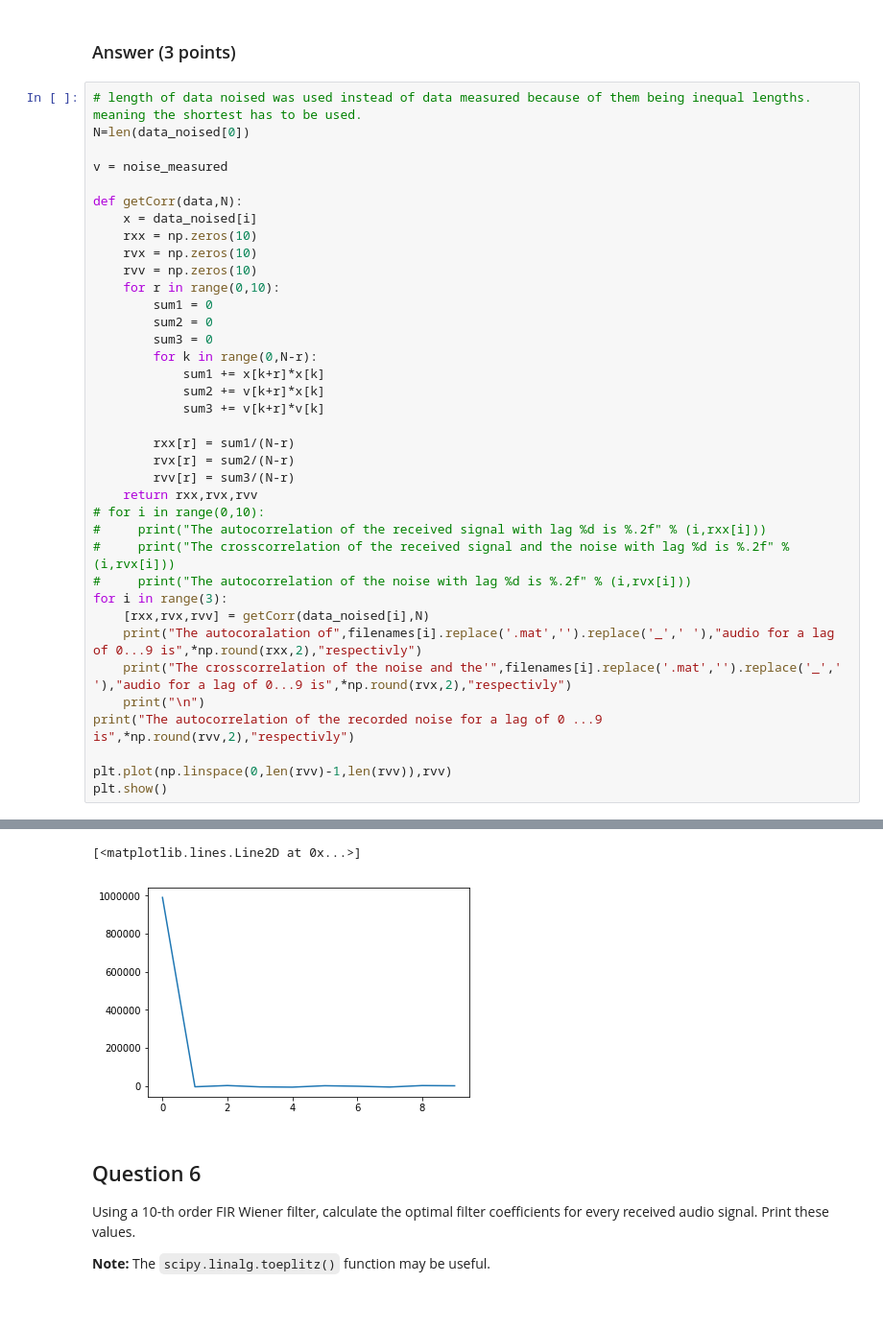
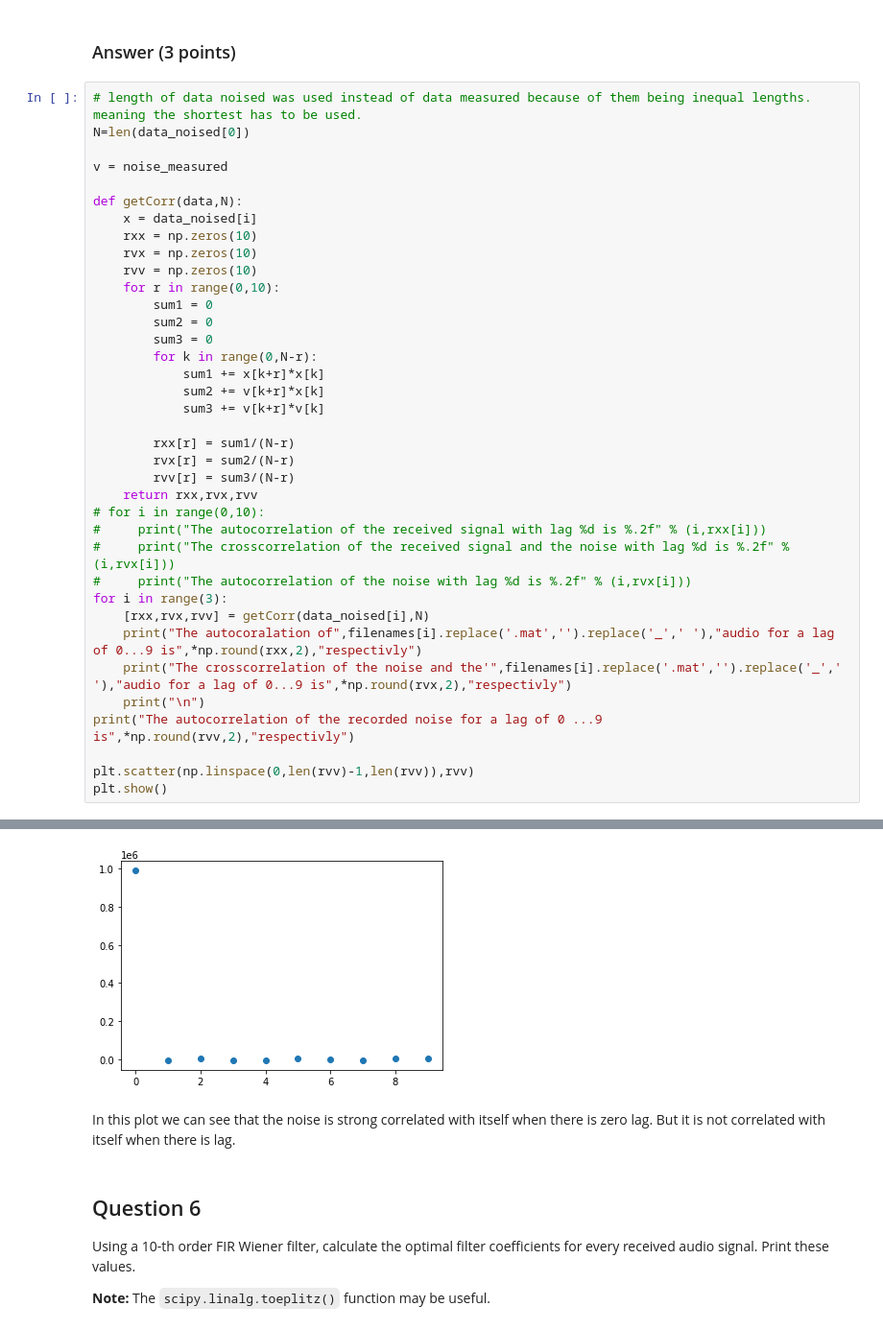
Before and after one commit to lphoogenboom/noisia, a Jupyter notebook: SC42150_PythonAssignment2_Denoising.ipynb, the cells around one changed output, grey strips where cells are left out. Shown: that part at 96% size. Saved outputs shown, nothing was run; the diff lists cells and outputs as text.

```diff
--- a/SC42150_PythonAssignment2_Denoising.ipynb
+++ b/SC42150_PythonAssignment2_Denoising.ipynb
@@ -229,36 +229,37 @@ def getCorr(data,N):
         rxx[r] = sum1/(N-r)
         rvx[r] = sum2/(N-r)
         rvv[r] = sum3/(N-r)
     return rxx,rvx,rvv
 # for i in range(0,10):
 #     print("The autocorrelation of the received signal with lag %d is %.2f" % (i,rxx[i]))
 #     print("The crosscorrelation of the received signal and the noise with lag %d is %.2f" % (i,rvx[i]))
 #     print("The autocorrelation of the noise with lag %d is %.2f" % (i,rvx[i]))
 for i in range(3):
     [rxx,rvx,rvv] = getCorr(data_noised[i],N)
     print("The autocoralation of",filenames[i].replace('.mat','').replace('_',' '),"audio for a lag of 0...9 is",*np.round(rxx,2),"respectivly")
     print("The crosscorrelation of the noise and the'",filenames[i].replace('.mat','').replace('_',' '),"audio for a lag of 0...9 is",*np.round(rvx,2),"respectivly")
     print("\n")
 print("The autocorrelation of the recorded noise for a lag of 0 ...9 is",*np.round(rvv,2),"respectivly")
 
-plt.plot(np.linspace(0,len(rvv)-1,len(rvv)),rvv)
+plt.scatter(np.linspace(0,len(rvv)-1,len(rvv)),rvv)
 plt.show()
 # %% [output]
 The autocoralation of piano 5cm audio for a lag of 0...9 is 42539267.27 41425877.28 40271794.86 38773396.27 36800737.67 34672741.23 32451796.98 30227588.11 28041970.6 25931901.29 respectivly
 The crosscorrelation of the noise and the' piano 5cm audio for a lag of 0...9 is 7090.09 15491.56 10038.01 18809.95 23111.86 18752.98 21260.23 17097.59 22033.68 19393.8 respectivly
 
 
 The autocoralation of piano 100cm audio for a lag of 0...9 is 9299701.77 8653637.79 8355775.09 7993341.93 7594321.52 7171642.49 6755829.94 6336697.93 5921686.49 5534152.4 respectivly
 The crosscorrelation of the noise and the' piano 100cm audio for a lag of 0...9 is 2284.13 4668.93 7195.4 7526.43 9711.4 4763.17 1127.82 3622.65 6879.28 6164.27 respectivly
 
 
 The autocoralation of piano 200cm audio for a lag of 0...9 is 9521284.27 8875855.52 8576127.27 8204578.96 7800731.35 7365230.87 6927127.9 6489613.47 6063385.07 5653902.83 respectivly
 The crosscorrelation of the noise and the' piano 200cm audio for a lag of 0...9 is -1519.6 -667.8 2526.01 3522.08 3440.03 4671.52 380.82 5309.06 2687.75 400.53 respectivly
 
 
 The autocorrelation of the recorded noise for a lag of 0 ...9 is 990739.06 -3779.68 2752.56 -4204.1 -5717.5 1692.08 -893.22 -5093.13 2559.82 1444.94 respectivly
-[<matplotlib.lines.Line2D at 0x...>]
-[figure, old version]
+[figure, new version]
+# %% [markdown]
+In this plot we can see that the noise is strong correlated with itself when there is zero lag. But it is not correlated with itself when there is lag.
 # %% [markdown]
 ## Question 6
 
```
Also changed, not shown: parts of 6 cells of this notebook.
